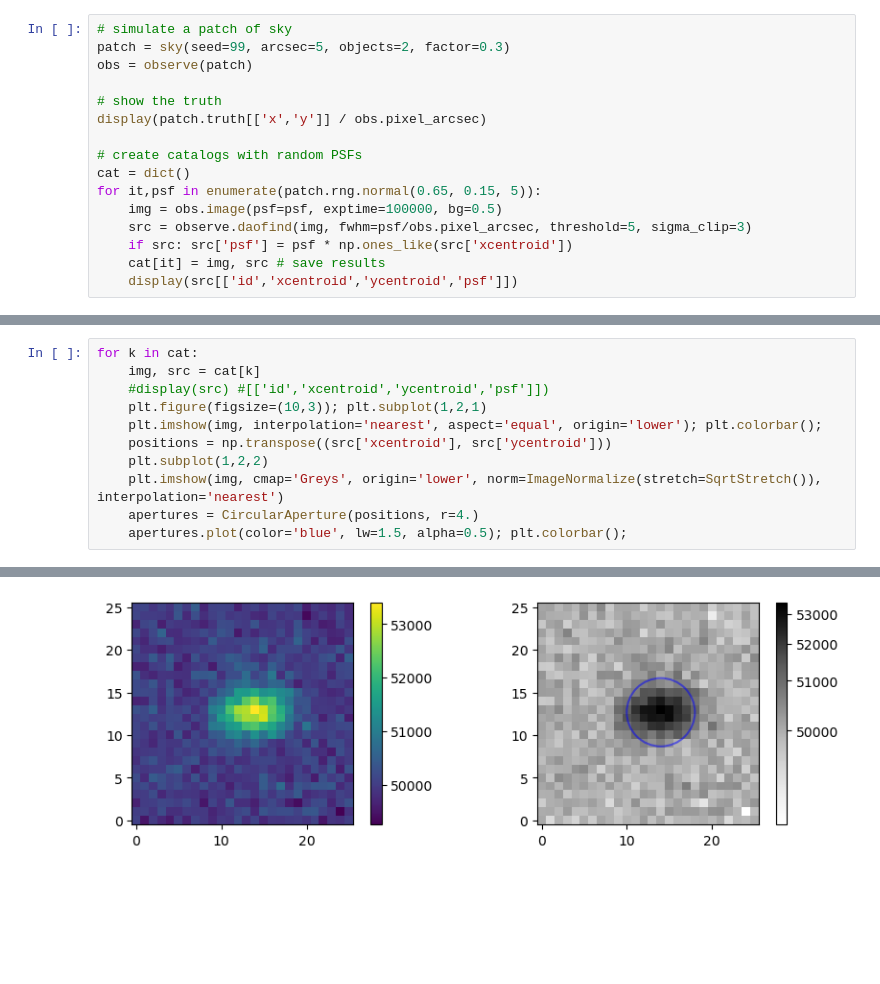
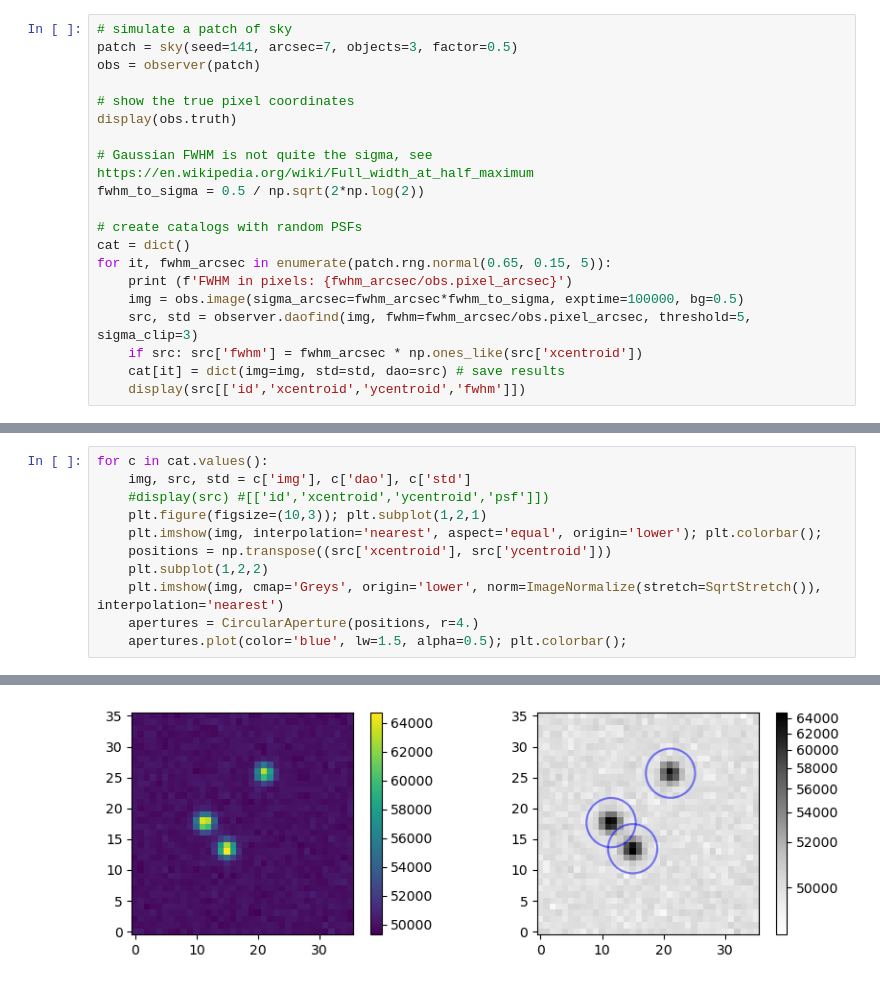
Before and after one commit to jacobf18/astronomical-matching, a Jupyter notebook: mockimg.ipynb, the cells around one changed output, grey strips where cells are left out. Drawn from its saved outputs; the diff is of its cells as text; blank space fills up the shorter version.

```diff
--- a/mockimg.ipynb
+++ b/mockimg.ipynb
@@ -65,18 +66,22 @@ class observe(object):
 # %%
 # simulate a patch of sky
-patch = sky(seed=99, arcsec=5, objects=2, factor=0.3)
-obs = observe(patch)
+patch = sky(seed=141, arcsec=7, objects=3, factor=0.5)
+obs = observer(patch)
 
-# show the truth
-display(patch.truth[['x','y']] / obs.pixel_arcsec)
+# show the true pixel coordinates
+display(obs.truth)
+
+# Gaussian FWHM is not quite the sigma, see https://en.wikipedia.org/wiki/Full_width_at_half_maximum
+fwhm_to_sigma = 0.5 / np.sqrt(2*np.log(2))
 
 # create catalogs with random PSFs
 cat = dict()
-for it,psf in enumerate(patch.rng.normal(0.65, 0.15, 5)):
-    img = obs.image(psf=psf, exptime=100000, bg=0.5)
-    src = observe.daofind(img, fwhm=psf/obs.pixel_arcsec, threshold=5, sigma_clip=3)
-    if src: src['psf'] = psf * np.ones_like(src['xcentroid'])
-    cat[it] = img, src # save results
-    display(src[['id','xcentroid','ycentroid','psf']])
+for it, fwhm_arcsec in enumerate(patch.rng.normal(0.65, 0.15, 5)):
+    print (f'FWHM in pixels: {fwhm_arcsec/obs.pixel_arcsec}')
+    img = obs.image(sigma_arcsec=fwhm_arcsec*fwhm_to_sigma, exptime=100000, bg=0.5)
+    src, std = observer.daofind(img, fwhm=fwhm_arcsec/obs.pixel_arcsec, threshold=5, sigma_clip=3)
+    if src: src['fwhm'] = fwhm_arcsec * np.ones_like(src['xcentroid'])
+    cat[it] = dict(img=img, std=std, dao=src) # save results
+    display(src[['id','xcentroid','ycentroid','fwhm']])
 # %% [output]
 |  | x | y |
@@ -108,6 +115,6 @@ QTable length=1
 # %%
-for k in cat:
-    img, src = cat[k]
+for c in cat.values():
+    img, src, std = c['img'], c['dao'], c['std']
     #display(src) #[['id','xcentroid','ycentroid','psf']])
     plt.figure(figsize=(10,3)); plt.subplot(1,2,1)
     plt.imshow(img, interpolation='nearest', aspect='equal', origin='lower'); plt.colorbar();
@@ -124 +131 @@ for k in cat:
-[figure, old version]
+[figure, new version]
```
Also changed, not shown: parts of 22 cells of this notebook, 1 other file.
